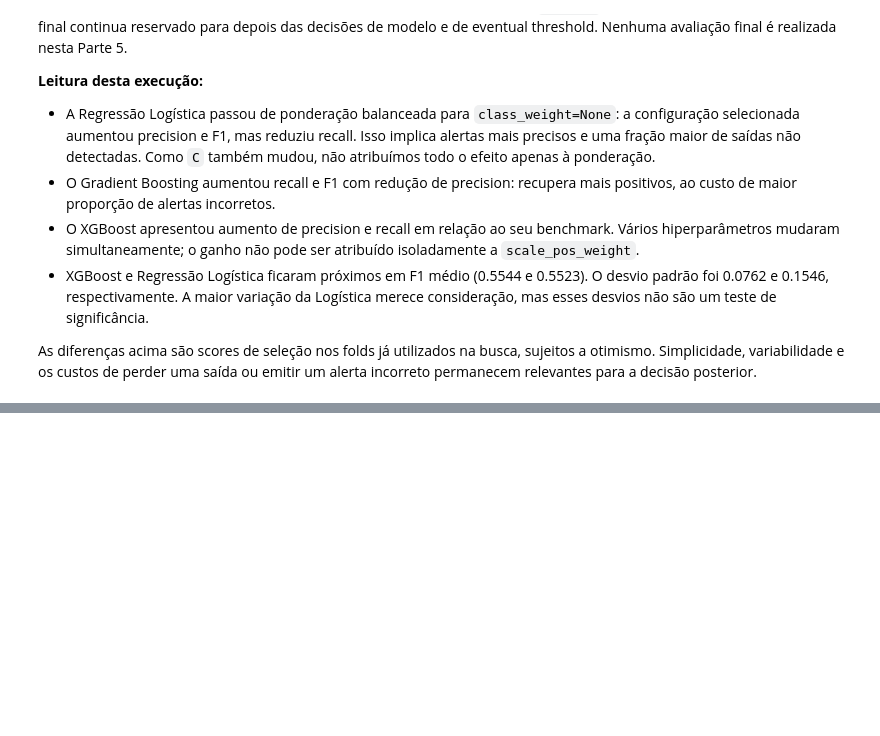
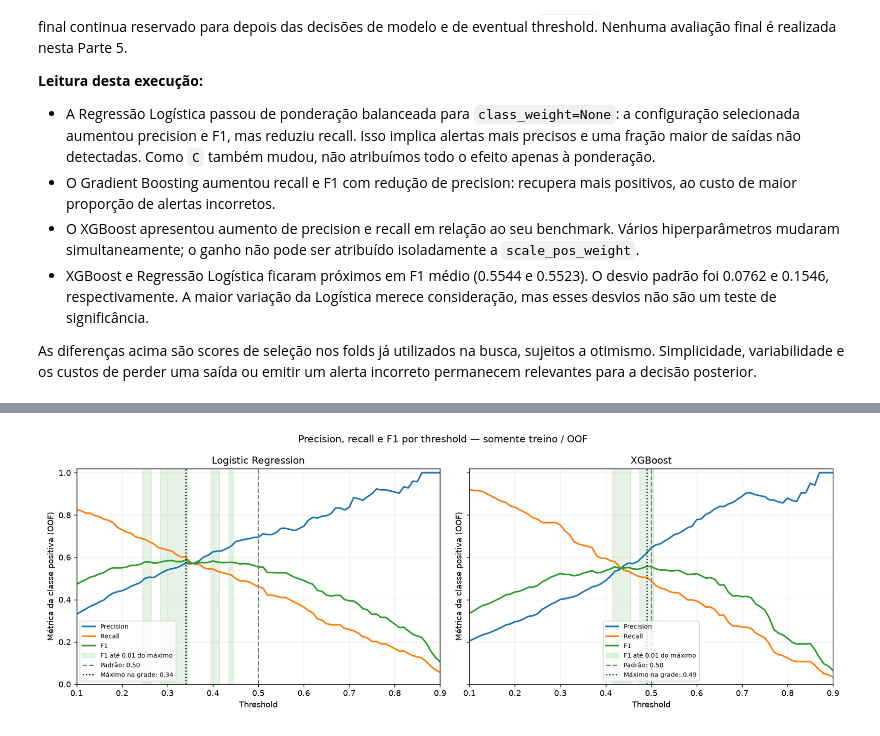
Before and after one commit to gccury/employee-attrition-ml, a Jupyter notebook: notebooks/employee_attrition_v2.ipynb, the cells around one changed output, grey strips where cells are left out. Saved outputs shown, nothing was run; the diff lists cells and outputs as text; code cells hidden in the pictures; blank space fills up the shorter version.

Commit message:
Optimize decision thresholds with out-of-fold predictions

```diff
--- a/notebooks/employee_attrition_v2.ipynb
+++ b/notebooks/employee_attrition_v2.ipynb
@@ -1081,0 +1090,7 @@ As diferenças acima são scores de seleção nos folds já utilizados na busca,
+# %%
+from sklearn.base import clone
+from sklearn.model_selection import cross_val_predict
+from sklearn.metrics import precision_score, recall_score, f1_score
+import matplotlib.pyplot as plt
+
+threshold_candidate_names = ["Logistic Regression", "XGBoost"]
@@ -1081,0 +1201,4 @@ As diferenças acima são scores de seleção nos folds já utilizados na busca,
+# %%
+for model_name, table in threshold_tables.items():
+    print(f"\n{model_name} — precision, recall e F1 positivos (OOF)")
+    print(table.to_string(index=False, float_format=lambda value: f"{value:.4f}"))
@@ -1081,0 +1248,21 @@ As diferenças acima são scores de seleção nos folds já utilizados na busca,
+# %%
+fig_thresholds, axes_thresholds = plt.subplots(1, 2, figsize=(14, 5), sharey=True)
+for ax, model_name in zip(axes_thresholds, threshold_candidate_names):
+    table = threshold_tables[model_name]
+    for metric, label in [("precision", "Precision"), ("recall", "Recall"), ("f1", "F1")]:
+        ax.plot(table["threshold"], table[metric], label=label, linewidth=2)
+    for index, (low, high) in enumerate(good_threshold_regions[model_name]):
+        ax.axvspan(low - 0.005, high + 0.005, color="green", alpha=0.10,
+                   label="F1 até 0.01 do máximo" if index == 0 else None)
+    ax.axvline(0.50, color="gray", linestyle="--", label="Padrão: 0.50")
+    best_threshold = selected_thresholds[model_name]
+    ax.axvline(best_threshold, color="black", linestyle=":", label=f"Máximo na grade: {best_threshold:.2f}")
+    ax.set(title=model_name, xlabel="Threshold", xlim=(0.10, 0.90), ylim=(0, 1.02))
+    ax.set_ylabel("Métrica da classe positiva (OOF)")
+    ax.grid(alpha=0.2)
+    ax.legend(fontsize=8)
+fig_thresholds.suptitle("Precision, recall e F1 por threshold — somente treino / OOF")
+fig_thresholds.tight_layout()
+plt.show()
+# %% [output]
+[figure, added]
```
Also changed, not shown: parts of 12 cells of this notebook.
